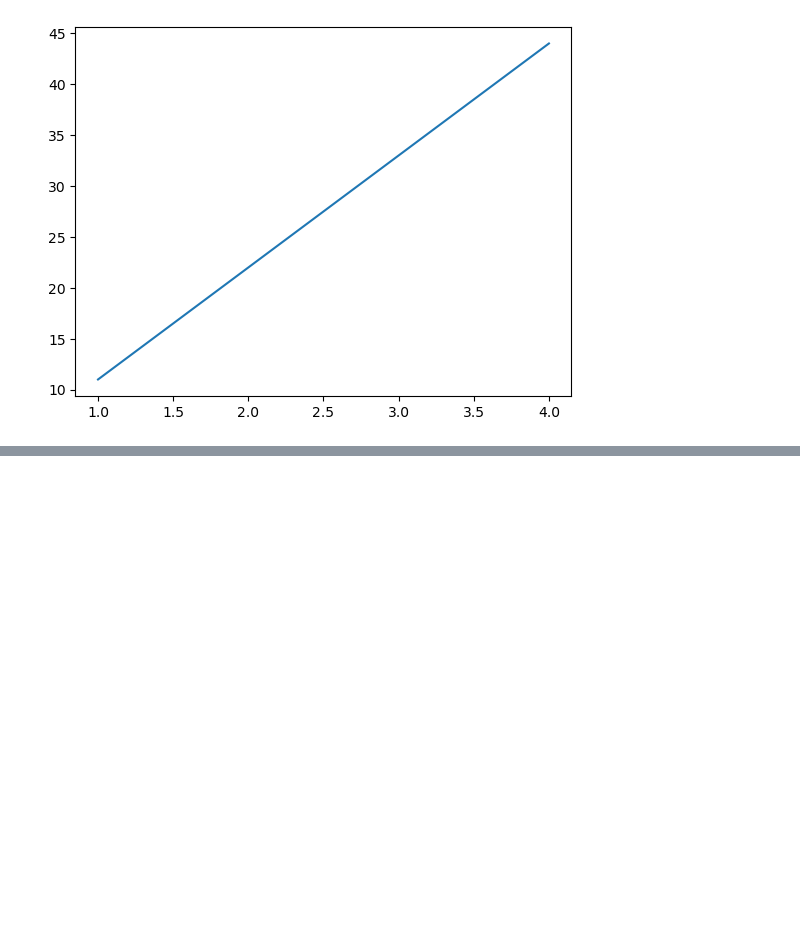
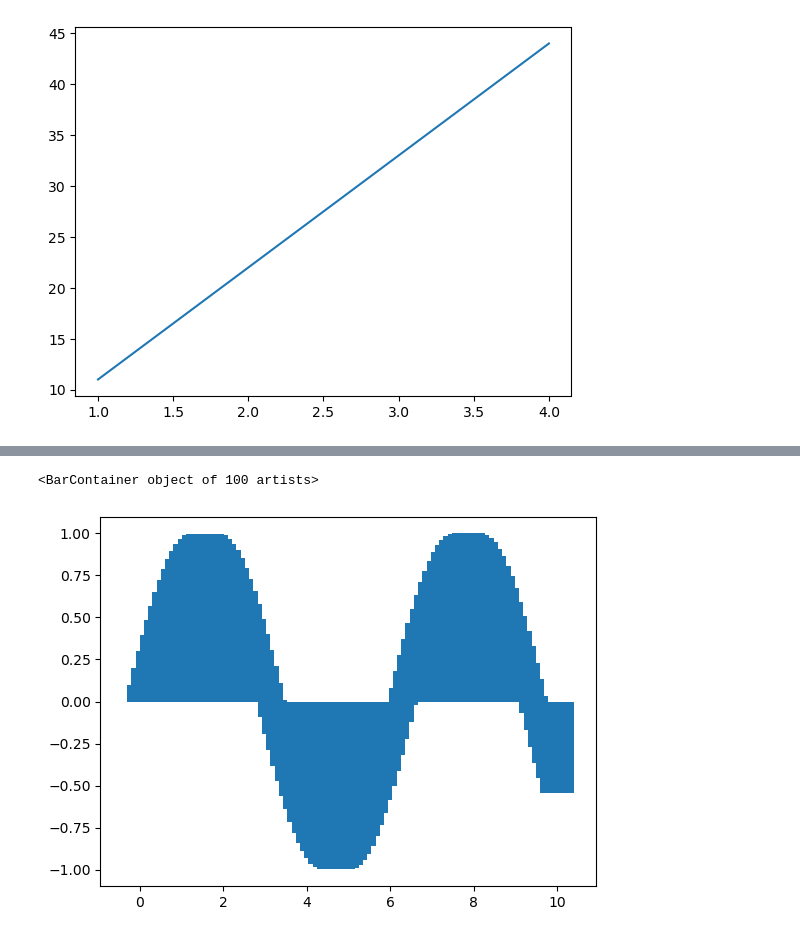
Before and after one commit to rickygrosvenor-pramanick/learn-ml, a Jupyter notebook: matplotlib/introduction-to-matplotlib.ipynb, the cells around one changed output, grey strips where cells are left out. Cells and saved outputs as stored; diff of their text form; code cells hidden in the pictures; blank space fills up the shorter version.

```diff
--- a/matplotlib/introduction-to-matplotlib.ipynb
+++ b/matplotlib/introduction-to-matplotlib.ipynb
@@ -47,0 +113,7 @@ plt.show()
+# %%
+# Using the same data, plot a bar plot
+fig, ax = plt.subplots()
+ax.bar(x, np.sin(x))
+# %% [output]
+<BarContainer object of 100 artists>
+[figure, added]
```
Also changed, not shown: parts of 7 cells of this notebook, 1 other file.
